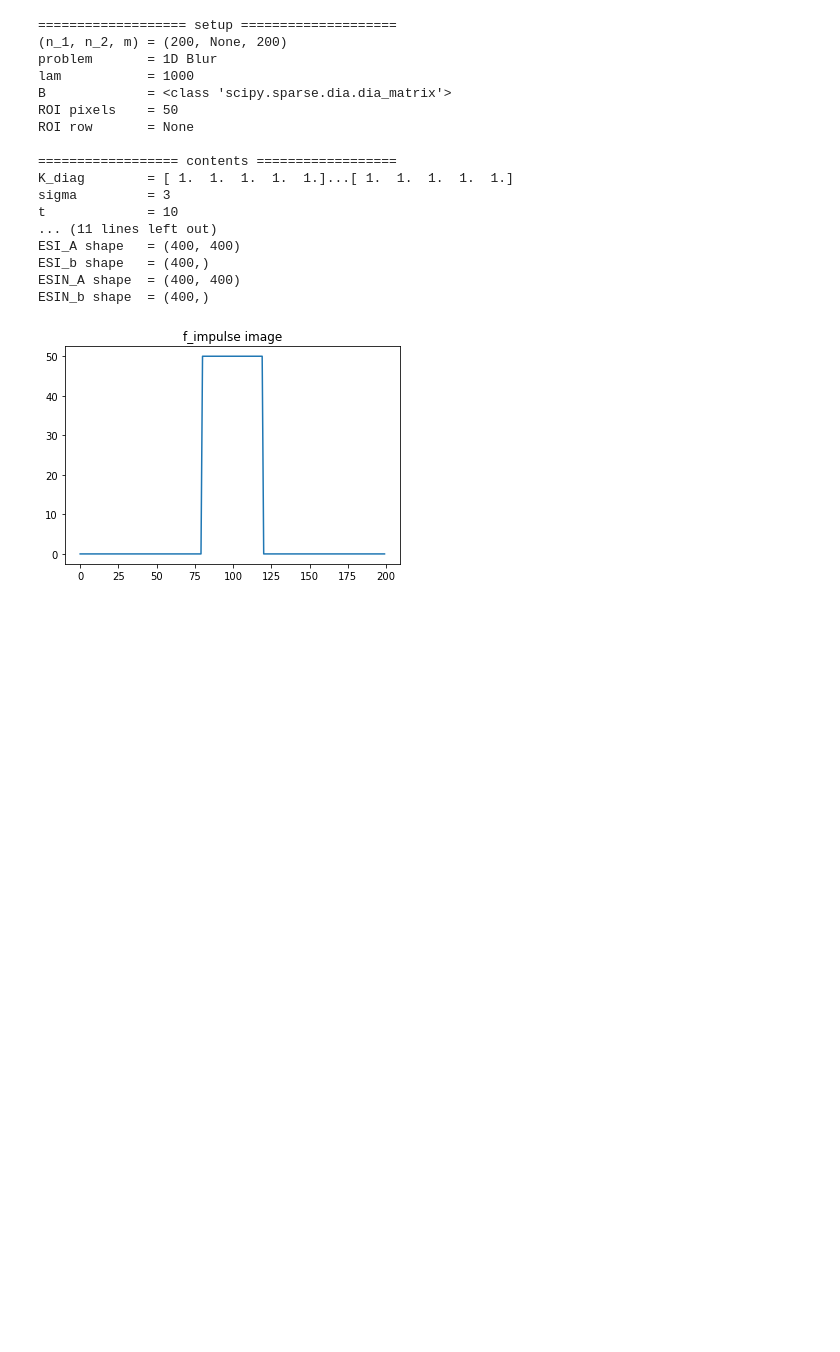
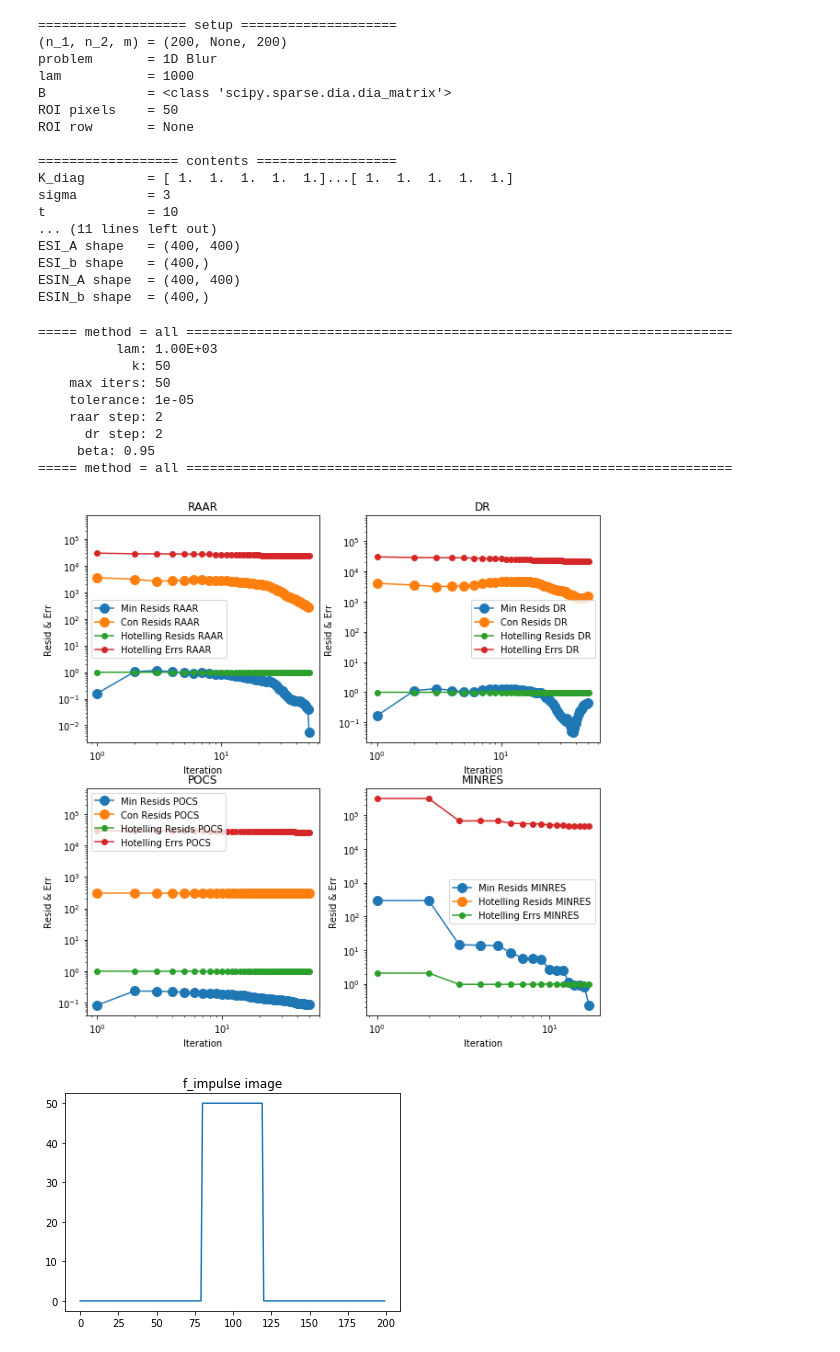
Before and after one commit to zimmerman-cole/ill-condition, a Jupyter notebook: code/pres/intermediate/projection_alg_testing.ipynb, the cells around one changed output. Saved outputs shown, nothing was run; the diff lists cells and outputs as text; code cells hidden in the pictures; blank space fills up the shorter version.

```diff
--- a/code/pres/intermediate/projection_alg_testing.ipynb
+++ b/code/pres/intermediate/projection_alg_testing.ipynb
@@ -50,10 +50,21 @@ ESIN_b shape  = (400,)
 # %%
 ## examples: solve problem - - - - - - - - - - - - - - - - -
 # projection.test_proj_alg(prob=p, method='pocs')
 # projection.test_proj_alg(prob=p, method='dr', sl=1.25)
 # projection.test_proj_alg(prob=p, method='raar')
 # projection.test_proj_alg(prob=p, method='minres')
-# projection.test_proj_alg(prob=p, method='all')
+m_r, c_r, h_r, h_e = projection.test_proj_alg(prob=p, method='all',max_iter=50, beta=0.95)
+# %% [output]
+===== method = all ======================================================================
+          lam: 1.00E+03
+            k: 50
+    max iters: 50
+    tolerance: 1e-05
+    raar step: 2
+      dr step: 2
+     beta: 0.95
+===== method = all ======================================================================
+[figure, added]
 # %%
 # set blur parameters
 sigma  = 3
```
Also changed, not shown: parts of 2 cells of this notebook, 1 other file.
